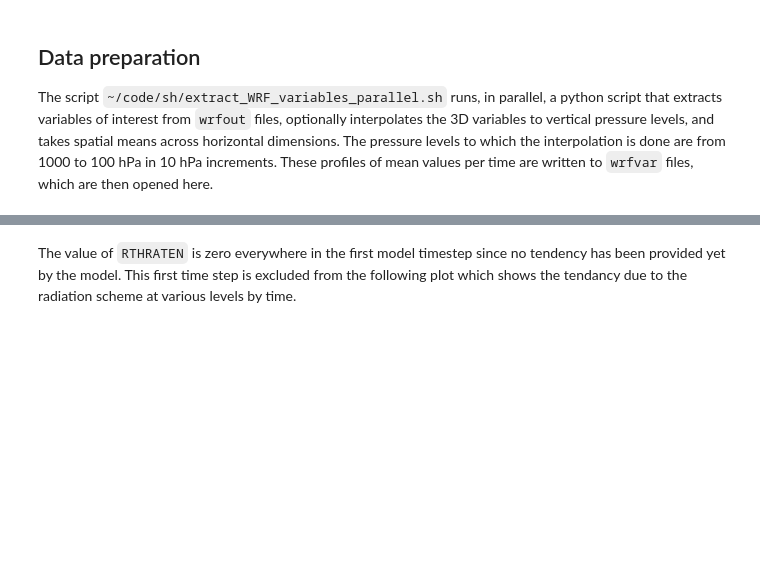
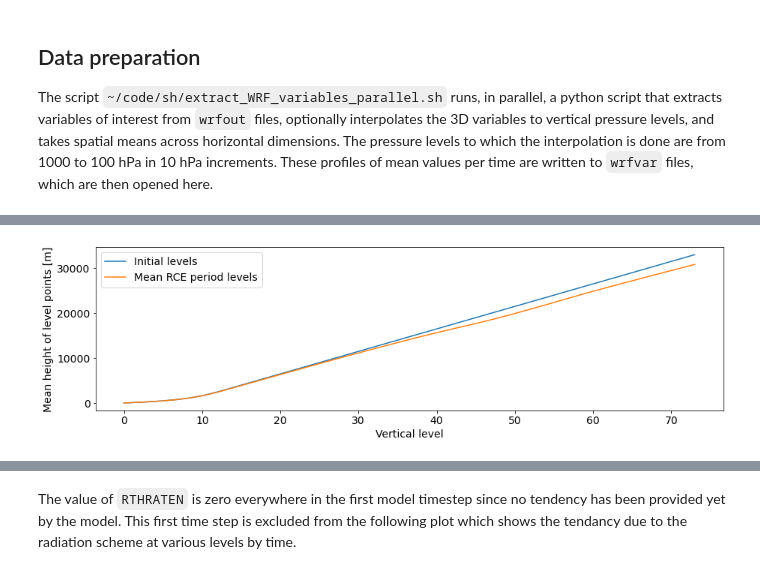
Before and after one commit to traupach/wrf_lrf_les, a Jupyter notebook: analysis/perturbation_analysis.ipynb, the cells around one changed output, grey strips where cells are left out. Drawn from its saved outputs; the diff is of its cells as text; code cells hidden in the pictures; blank space fills up the shorter version.

```diff
--- a/analysis/perturbation_analysis.ipynb
+++ b/analysis/perturbation_analysis.ipynb
@@ -42,4 +45,4 @@ plot_levels = [850, 500, 350, 200]  # Pressure levels to plot individually [hPa]
 
 The script `~/code/sh/extract_WRF_variables_parallel.sh` runs, in parallel, a python script that extracts variables of interest from `wrfout` files, optionally interpolates the 3D variables to vertical pressure levels, and takes spatial means across horizontal dimensions. The pressure levels to which the interpolation is done are from 1000 to 100 hPa in 10 hPa increments. These profiles of mean values per time are written to `wrfvar` files, which are then opened here.
 # %%
-wrfvars = wp.read_wrfvars(inputs=inputs)
+wrfvars = wp.read_wrfvars(inputs=inputs, resample="1H")
@@ -66,0 +102,4 @@ wp.analyse_wrfinput(wrfinput_file=inputs['Control']+'wrfinput_d01',
+# %%
+wp.compare_vert_levels(dat=wrfvars.sel(Dataset='RCE'), start=start_times['RCE'], end=end_times['RCE'])
+# %% [output]
+[figure, added]
```
Also changed, not shown: parts of 55 cells of this notebook, 6 other files.
